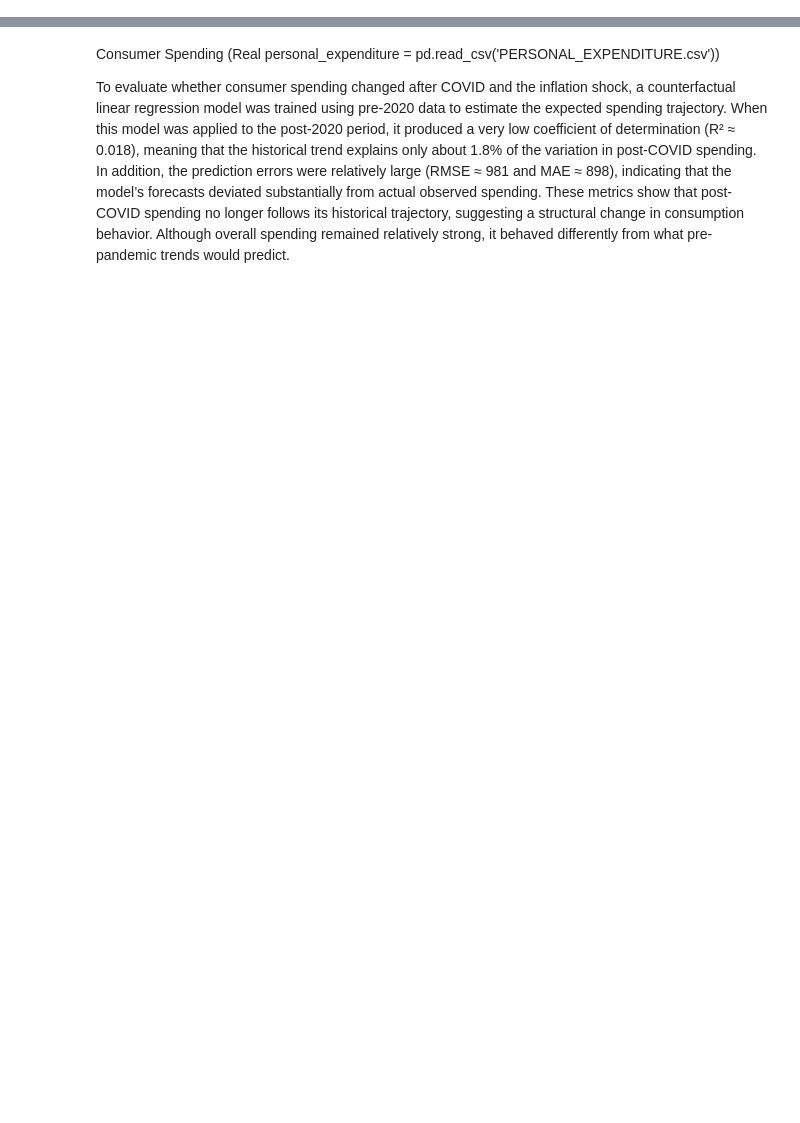
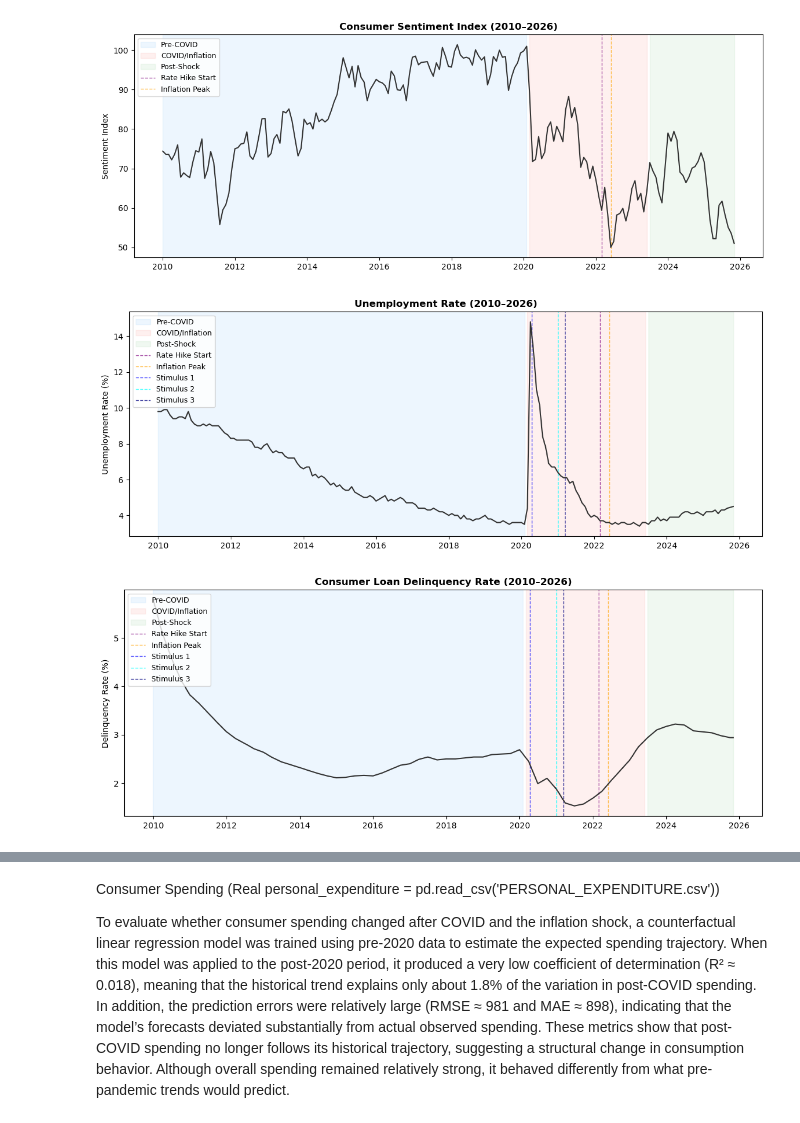
Before and after one commit to Mendelosdoba/tripleten-datajam-feb-2026, a Jupyter notebook: data.ipynb, the cells around one changed output, grey strips where cells are left out. Drawn from its saved outputs; the diff is of its cells as text; code cells hidden in the pictures; blank space fills up the shorter version.

```diff
--- a/data.ipynb
+++ b/data.ipynb
@@ -31,0 +498,35 @@ cc_delinquency_rate = pd.read_csv('DRCCLACBS.csv')
+# %%
+# Step 3: Influencers / Explanatory Variables
+
+plot_with_era(
+    master_df_eda['consumer_sentiment(Index)'],
+    'Consumer Sentiment Index (2010–2026)',
+    'Sentiment Index',
+    show_rate_hike=True,
+    show_inflation_peak=True
+)
+plt.show()
+
+plot_with_era(
+    master_df_eda['unemployment_rate(%)'],
+    'Unemployment Rate (2010–2026)',
+    'Unemployment Rate (%)',
+    show_stimulus=True,
+    show_rate_hike=True,
+    show_inflation_peak=True
+)
+plt.show()
+
+plot_with_era(
+    master_df_eda['delinquency_rate(%)'],
+    'Consumer Loan Delinquency Rate (2010–2026)',
+    'Delinquency Rate (%)',
+    show_stimulus=True,
+    show_rate_hike=True,
+    show_inflation_peak=True
+)
+plt.show()
+# %% [output]
+[figure, added]
+[figure, added]
+[figure, added]
```
Also changed, not shown: parts of 43 cells of this notebook.
